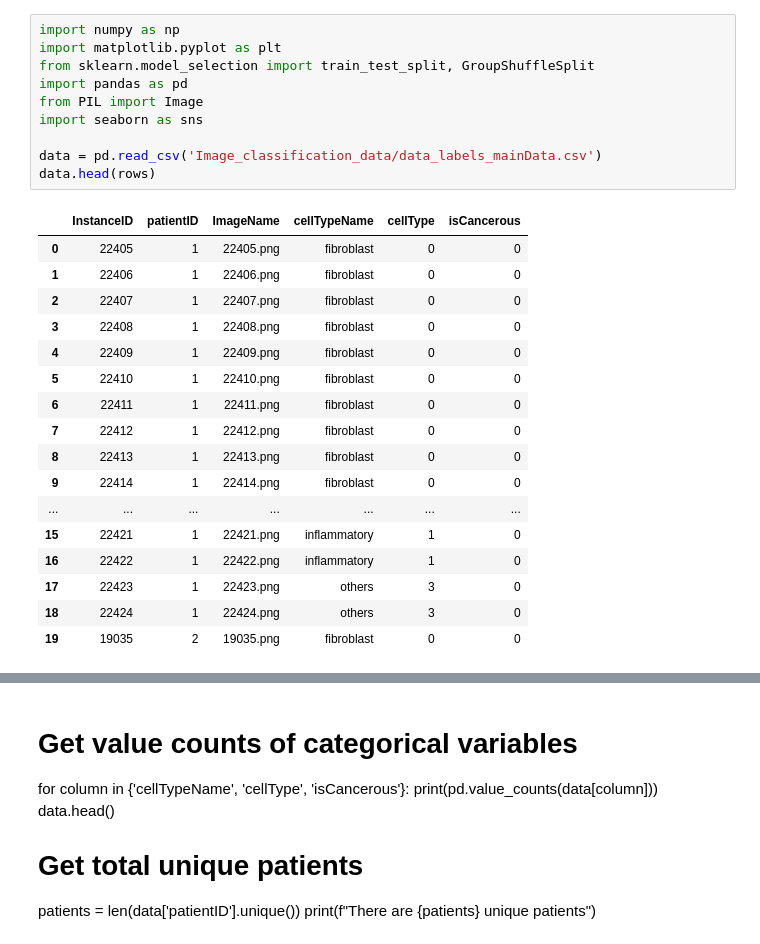
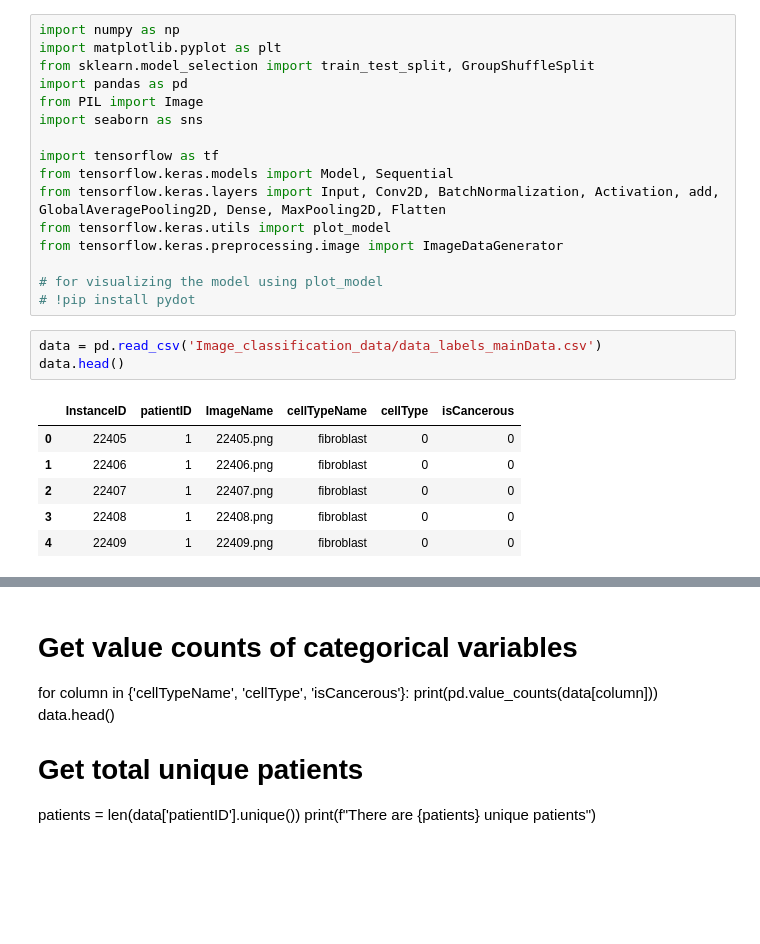
Before and after one commit to Keen2Kode/Machine-Learning, a Jupyter notebook: assignment_2.ipynb, the cells around one changed output, grey strips where cells are left out. Saved outputs shown, nothing was run; the diff lists cells and outputs as text; blank space fills up the shorter version.

```diff
--- a/assignment_2.ipynb
+++ b/assignment_2.ipynb
@@ -17,26 +32,24 @@ import pandas as pd
 from PIL import Image
 import seaborn as sns
 
-data = pd.read_csv('Image_classification_data/data_labels_mainData.csv')
-data.head(rows)
+import tensorflow as tf
+from tensorflow.keras.models import Model, Sequential
+from tensorflow.keras.layers import Input, Conv2D, BatchNormalization, Activation, add, GlobalAveragePooling2D, Dense, MaxPooling2D, Flatten
+from tensorflow.keras.utils import plot_model
+from tensorflow.keras.preprocessing.image import ImageDataGenerator
+
+# for visualizing the model using plot_model
+# !pip install pydot
-# %% [output]
-|  | InstanceID | patientID | ImageName | cellTypeName | cellType | isCancerous |
-| 0 | 22405 | 1 | 22405.png | fibroblast | 0 | 0 |
-| 1 | 22406 | 1 | 22406.png | fibroblast | 0 | 0 |
-| 2 | 22407 | 1 | 22407.png | fibroblast | 0 | 0 |
-| 3 | 22408 | 1 | 22408.png | fibroblast | 0 | 0 |
-| 4 | 22409 | 1 | 22409.png | fibroblast | 0 | 0 |
-| 5 | 22410 | 1 | 22410.png | fibroblast | 0 | 0 |
-| 6 | 22411 | 1 | 22411.png | fibroblast | 0 | 0 |
-| 7 | 22412 | 1 | 22412.png | fibroblast | 0 | 0 |
-| 8 | 22413 | 1 | 22413.png | fibroblast | 0 | 0 |
-| 9 | 22414 | 1 | 22414.png | fibroblast | 0 | 0 |
-| ... | ... | ... | ... | ... | ... | ... |
-| 15 | 22421 | 1 | 22421.png | inflammatory | 1 | 0 |
-| 16 | 22422 | 1 | 22422.png | inflammatory | 1 | 0 |
-| 17 | 22423 | 1 | 22423.png | others | 3 | 0 |
-| 18 | 22424 | 1 | 22424.png | others | 3 | 0 |
-| 19 | 19035 | 2 | 19035.png | fibroblast | 0 | 0 |
+# %%
+data = pd.read_csv('Image_classification_data/data_labels_mainData.csv')
+data.head()
+# %% [output]
+|  | InstanceID | patientID | ImageName | cellTypeName | cellType | isCancerous |
+| 0 | 22405 | 1 | 22405.png | fibroblast | 0 | 0 |
+| 1 | 22406 | 1 | 22406.png | fibroblast | 0 | 0 |
+| 2 | 22407 | 1 | 22407.png | fibroblast | 0 | 0 |
+| 3 | 22408 | 1 | 22408.png | fibroblast | 0 | 0 |
+| 4 | 22409 | 1 | 22409.png | fibroblast | 0 | 0 |
 # %%
 def cell_image(imageName):
     return Image.open('Image_classification_data/patch_images/' + imageName)
```
Also changed, not shown: parts of 19 cells of this notebook.
